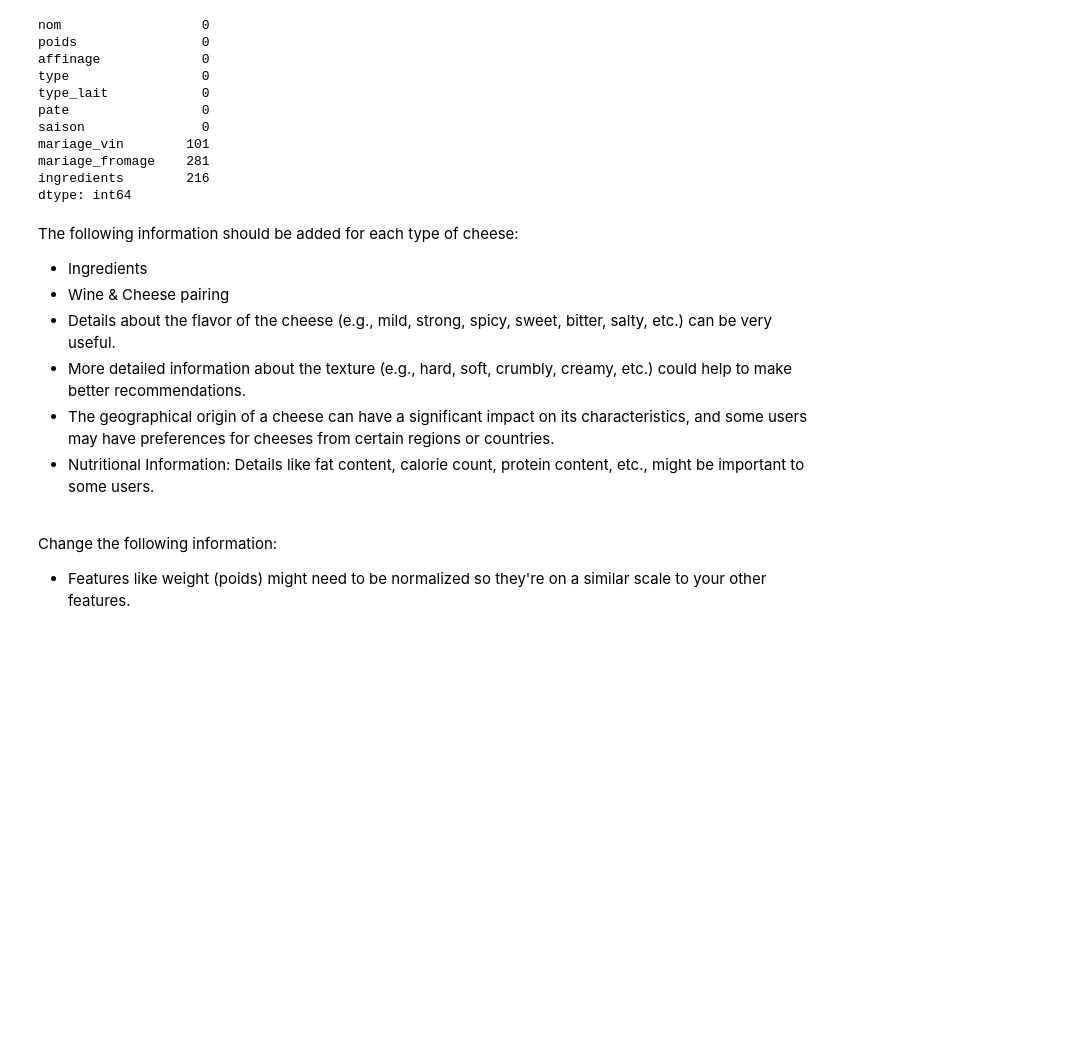
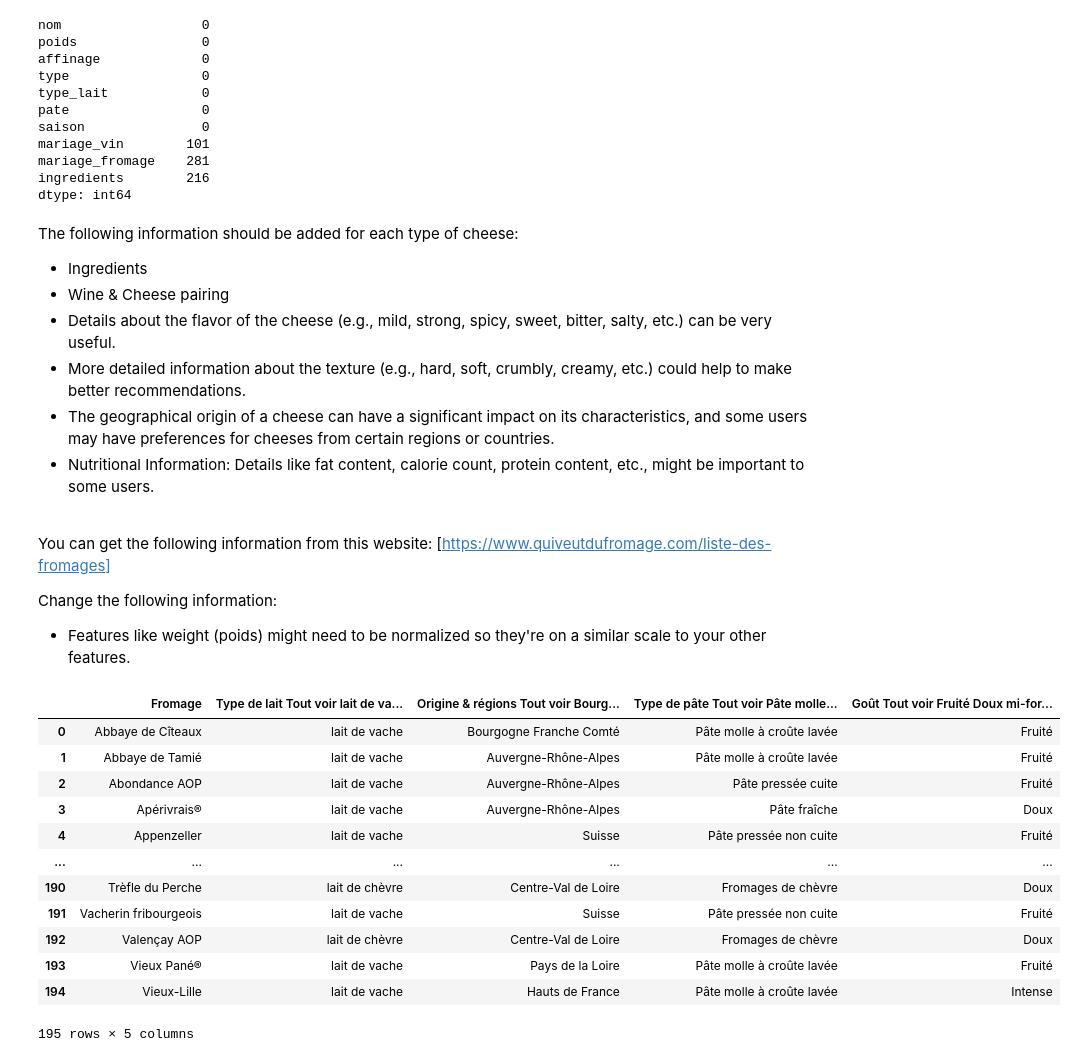
Before and after one commit to Kepler56/fromage-finder, a Jupyter notebook: webscraping_fromages.ipynb, the cells around one changed output. Cells and saved outputs as stored; diff of their text form; code cells hidden in the pictures; blank space fills up the shorter version.

Commit message:
added a new df with new information

```diff
--- a/webscraping_fromages.ipynb
+++ b/webscraping_fromages.ipynb
@@ -241,5 +242,29 @@ The following information should be added for each type of cheese: <br>
 - Nutritional Information: Details like fat content, calorie count, protein content, etc., might be important to some users.
 <br>
 
+You can get the following information from this website: [https://www.quiveutdufromage.com/liste-des-fromages]
+
 Change the following information:
 - Features like weight (poids) might need to be normalized so they're on a similar scale to your other features.
+# %%
+# Using this link, we notice that there is a table containing most of the information that we wanted our cheese dataframe to have.
+#We can just use the read_html function from pandas to get the table and then merge it with our dataframe.
+url_list_cheese = "https://www.quiveutdufromage.com/liste-des-fromages"
+table = pd.read_html(url_list_cheese)
+additional_cheese_information = table[0]
+# %%
+additional_cheese_information
+# %% [output]
+|  | Fromage | Type de lait Tout voir lait de va... | Origine & régions Tout voir Bourg... | Type de pâte Tout voir Pâte molle... | Goût Tout voir Fruité Doux mi-for... |
+| 0 | Abbaye de Cîteaux | lait de vache | Bourgogne Franche Comté | Pâte molle à croûte lavée | Fruité |
+| 1 | Abbaye de Tamié | lait de vache | Auvergne-Rhône-Alpes | Pâte molle à croûte lavée | Fruité |
+| 2 | Abondance AOP | lait de vache | Auvergne-Rhône-Alpes | Pâte pressée cuite | Fruité |
+| 3 | Apérivrais® | lait de vache | Auvergne-Rhône-Alpes | Pâte fraîche | Doux |
+| 4 | Appenzeller | lait de vache | Suisse | Pâte pressée non cuite | Fruité |
+| ... | ... | ... | ... | ... | ... |
+| 190 | Trèfle du Perche | lait de chèvre | Centre-Val de Loire | Fromages de chèvre | Doux |
+| 191 | Vacherin fribourgeois | lait de vache | Suisse | Pâte pressée non cuite | Fruité |
+| 192 | Valençay AOP | lait de chèvre | Centre-Val de Loire | Fromages de chèvre | Doux |
+| 193 | Vieux Pané® | lait de vache | Pays de la Loire | Pâte molle à croûte lavée | Fruité |
+| 194 | Vieux-Lille | lait de vache | Hauts de France | Pâte molle à croûte lavée | Intense |
+195 rows × 5 columns
```
Also changed, not shown: parts of 4 cells of this notebook.
